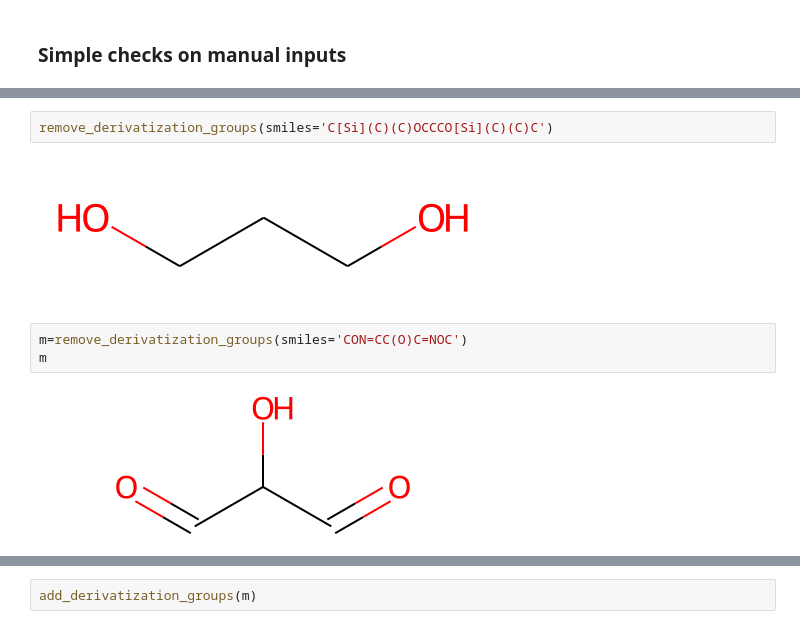
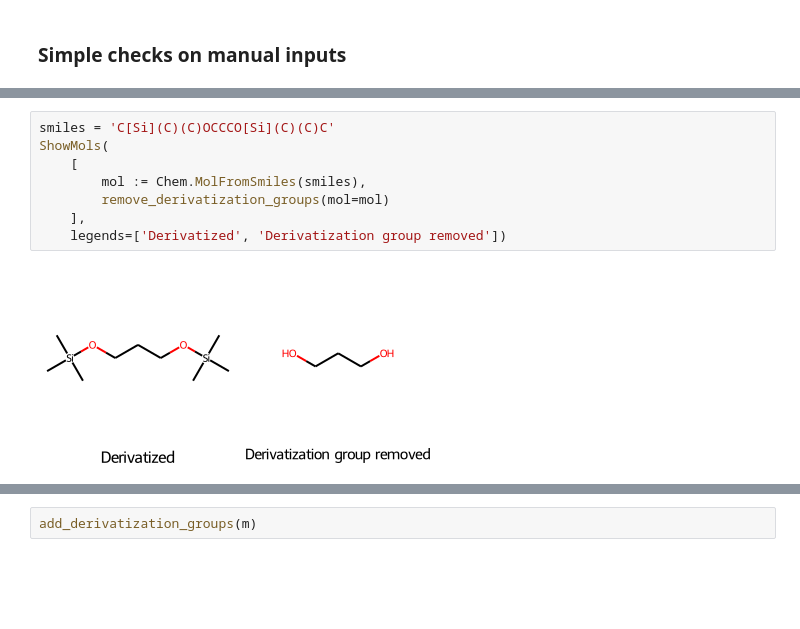
Before and after one commit to maximskorik/gc_derivatization, a Jupyter notebook: example/derivatization.ipynb, the cells around one changed output, grey strips where cells are left out. Cells and saved outputs as stored; diff of their text form; blank space fills up the shorter version.

```diff
--- a/example/derivatization.ipynb
+++ b/example/derivatization.ipynb
@@ -85,9 +77,10 @@ remove_derivatization_groups(m)
 # %%
-remove_derivatization_groups(smiles='C[Si](C)(C)OCCCO[Si](C)(C)C')
+smiles = 'C[Si](C)(C)OCCCO[Si](C)(C)C'
+ShowMols(
+    [
+        mol := Chem.MolFromSmiles(smiles),
+        remove_derivatization_groups(mol=mol)
+    ],
+    legends=['Derivatized', 'Derivatization group removed'])
 # %% [output]
-[figure, old version]
+[figure, new version]
-# %%
-m=remove_derivatization_groups(smiles='CON=CC(O)C=NOC')
-m
-# %% [output]
-[figure, removed]
```
Also changed, not shown: parts of 19 cells of this notebook, 3 other files.
